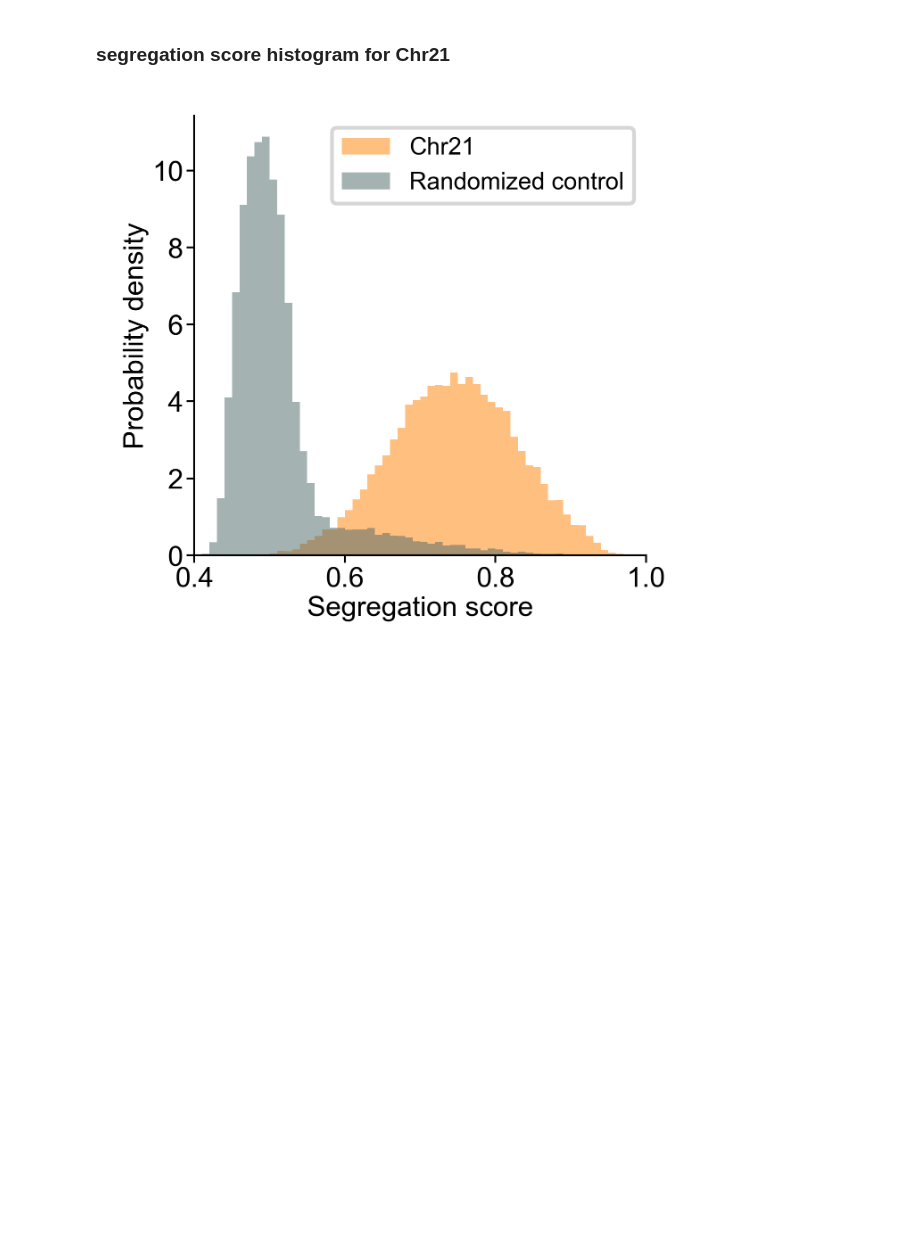
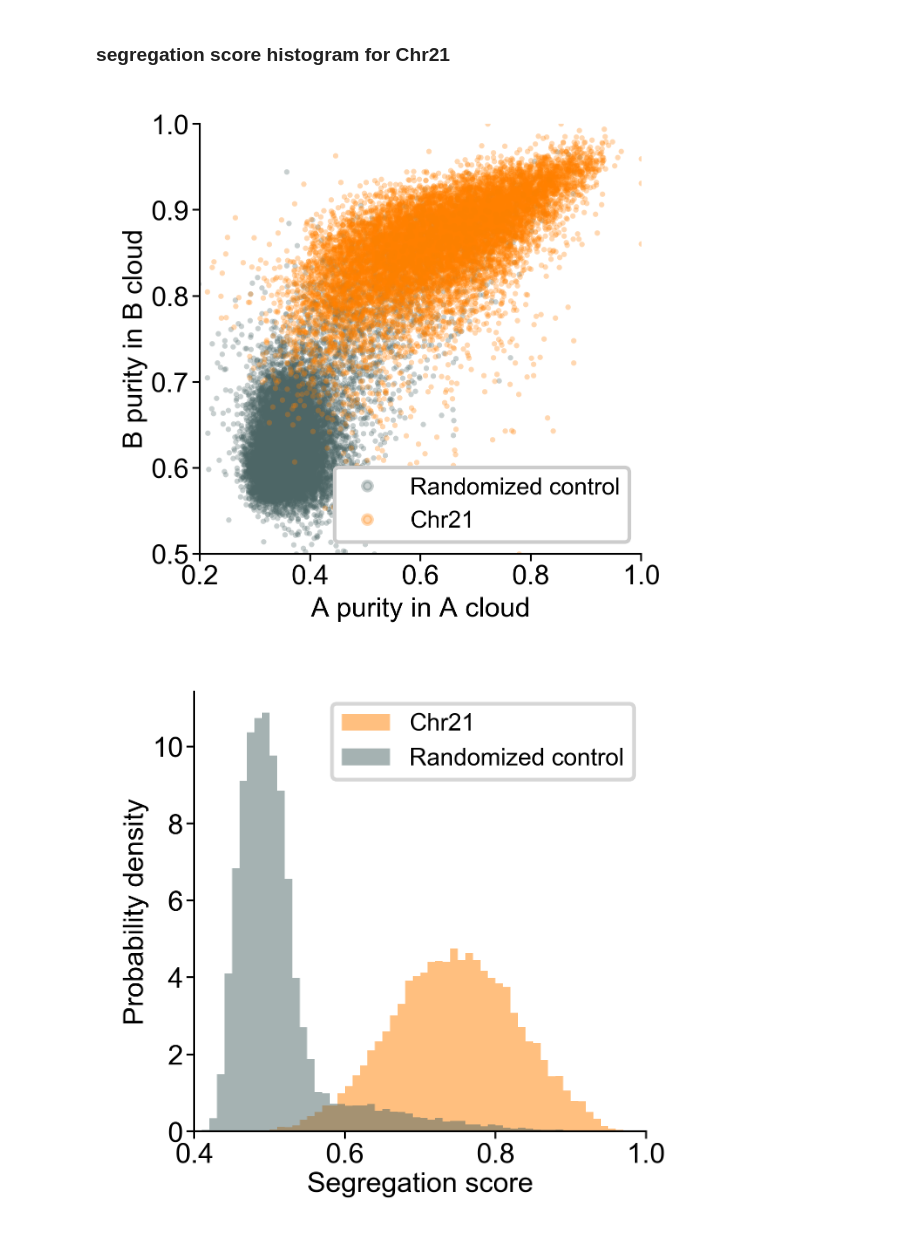
Before and after one commit to ZhuangLab/Chromatin_Analysis_2020_cell, a Jupyter notebook: sequential_tracing/PostAnalysis/Part2_chr21_Compartment_Analysis_with_transcription.ipynb, the cells around one changed output. Drawn from its saved outputs; the diff is of its cells as text; code cells hidden in the pictures; blank space fills up the shorter version.

```diff
--- a/sequential_tracing/PostAnalysis/Part2_chr21_Compartment_Analysis_with_transcription.ipynb
+++ b/sequential_tracing/PostAnalysis/Part2_chr21_Compartment_Analysis_with_transcription.ipynb
@@ -964,6 +968,37 @@ data_combined['randomized_segregation_scores'] = (np.array(rand_A_fracs) + np.ar
 [interactive output not drawn]
 # %% [markdown]
 ### segregation score histogram for Chr21
+# %%
+fig, ax = plt.subplots(figsize=(_single_col_width, _single_col_width),dpi=600)
+
+ax.plot(rand_A_fracs, rand_B_fracs, '.', label='Randomized control',
+        color=[0.3,0.4,0.4], alpha=0.3, markersize=1 )
+ax.plot(A_fracs, B_fracs, '.', label='Chr21',
+        color=[1,0.5,0],alpha=0.3, markersize=1 )
+
+plt.legend(fontsize=_font_size-1, loc='lower right', framealpha=1, markerscale=5,)
+
+ax.tick_params('both', labelsize=_font_size,
+               width=_ticklabel_width, length=_ticklabel_size,
+               pad=1,
+               #labelleft=False, labelbottom=False
+               ) # remove bottom ticklabels for ax1
+[i[1].set_linewidth(_ticklabel_width) for i in ax.spines.items()]
+ax.spines['right'].set_visible(False)
+ax.spines['top'].set_visible(False)
+
+ax.set_xlim([0.2, 1])
+ax.set_ylim([0.5, 1])
+ax.set_xlabel(f'A purity in A cloud', fontsize=_font_size, labelpad=2)
+ax.set_ylabel(f'B purity in B cloud', fontsize=_font_size, labelpad=1)
+
+plt.gcf().subplots_adjust(bottom=0.15, left=0.15)
+
+plt.savefig(os.path.join(figure_folder, f'chr21_fraction_score_scatter_th{cloud_th_per}.pdf'), transparent=True)
+
+plt.show()
+# %% [output]
+[figure, added]
 # %%
 %matplotlib inline
 fig, ax = plt.subplots(figsize=(_single_col_width, _single_col_width),dpi=600)
```
Also changed, not shown: parts of 6 cells of this notebook, 29 other files.
